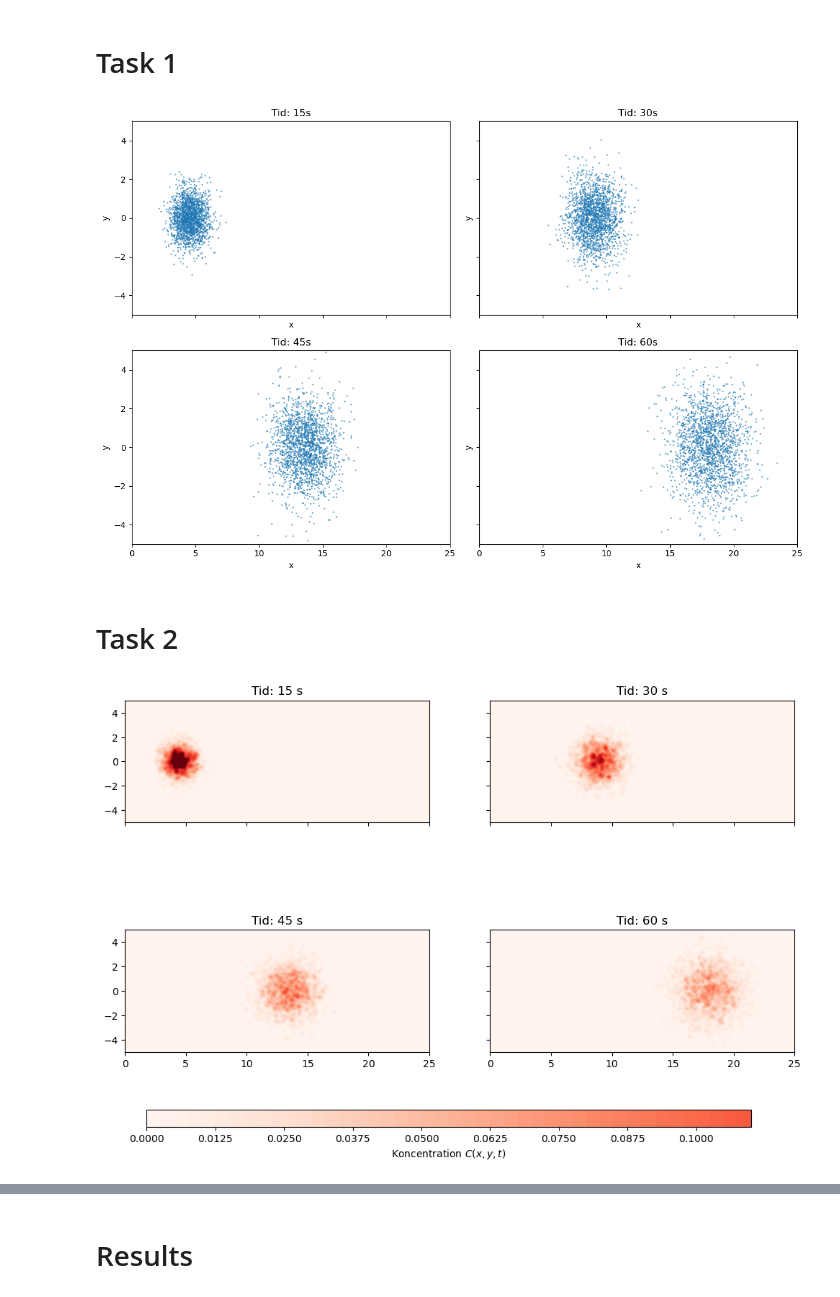
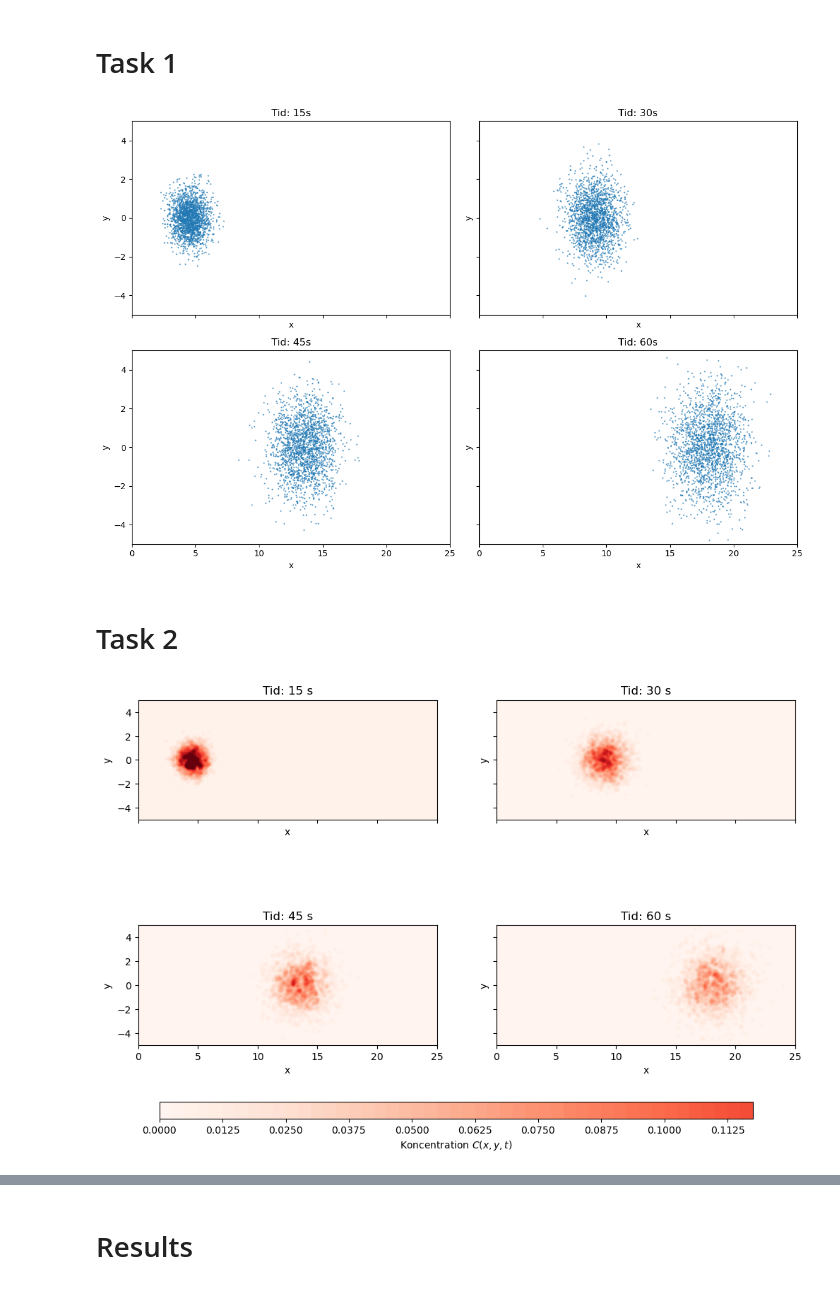
Before and after one commit to johanneslopponen/scicomp_miniproject, a Jupyter notebook: Report.ipynb, the cells around one changed output, grey strips where cells are left out. Cells and saved outputs as stored; diff of their text form; code cells hidden in the pictures.

Commit message:
Unified euler function

```diff
--- a/Report.ipynb
+++ b/Report.ipynb
@@ -76,31 +76,34 @@ checkpoints = [15, 30, 45, 60]
 # %% [markdown]
 # Task 1
 # %%
-def euler(N,T,h,D,u,num_steps,checkpoints):
-    X = np.zeros((N,2))
+def euler(N, T, h, D, u, num_steps, checkpoints, q):
+    X = np.zeros((N, 2))
+    particles_per_step = int(q * h)
+    t = np.linspace(0, T, num_steps + 1)
 
-    t = np.linspace(0,T, num_steps + 1)
+    snapshots = []
 
-    snapshots = {}
+    for n in range(num_steps + 1):
+        new_particles = np.zeros((particles_per_step, 2))
+        X = np.vstack([X, new_particles])
 
-    for n in range(0, num_steps+1):
-        Z = np.random.randn(N,2)
-
+        num_active = X.shape[0]
+        Z = np.random.randn(num_active, 2)
         X = X + u * h + np.sqrt(2 * D * h) * Z
 
-        if round(t[n],1) in checkpoints:
-            snapshots[int(t[n])] = X.copy()
+        if any(np.isclose(t[n], checkpoints)):
+            snapshots.append(X.copy())
 
     return snapshots
 # %%
 # Plot
 
-snapshots = euler(N,T,h,D,u,num_steps, checkpoints)
+snapshots = euler(N,T,h,D,u,num_steps, checkpoints, 0) # No source term
 fig, axes = plt.subplots(2, 2, figsize=(12, 8), sharex=True, sharey=True)
 axes = axes.flatten()
 
 for i, t in enumerate(checkpoints):
-    pos = snapshots[t]
+    pos = snapshots[i]
     axes[i].scatter(pos[:, 0], pos[:, 1], s=1, alpha=0.5)
     axes[i].set_title(f"Tid: {t}s")
     axes[i].set_xlim(0, 25)
@@ -111,7 +114,7 @@ for i, t in enumerate(checkpoints):
 plt.tight_layout()
 plt.show()
 # %% [output]
-[figure, old version]
+[figure, new version]
 # %% [markdown]
 # Task 2
 # %%
@@ -150,30 +135,34 @@ def compute_concentration(x_grid, y_grid, snapshot, epsilon):
 # %%
 # Setup grid
 nx, ny = (200, 100)
 x = np.linspace(0, 25, nx)
 y = np.linspace(-5, 5, ny)
 x_grid, y_grid = np.meshgrid(x, y)
 
 # Plot concentrations
-t = np.array([15,30,45,60])
 fig, axes = plt.subplots(2, 2, figsize=(12, 8), sharex=True, sharey=True)
 axes = axes.flatten()
 vmin, vmax = 0, 0.2
 
-for i in range(len(t)):
+# Run the simulation from task 1
+snapshots = euler(N,T,h,D,u,num_steps, checkpoints,0)
 
-
-    X = euler_at_time(N, t[i], h, D, u)
+for i in range(len(snapshots)):
+    X = snapshots[i]
     C = compute_concentration(x_grid, y_grid, X, epsilon)
     contour = axes[i].contourf(x_grid, y_grid, C, levels=50,
                                cmap='Reds', vmin=vmin, vmax=vmax)
-    axes[i].set_title(f"Tid: {t[i]} s")
+    axes[i].set_title(f"Tid: {checkpoints[i]} s")
     axes[i].set_aspect('equal')
+    axes[i].set_xlim(0, 25)
+    axes[i].set_ylim(-5, 5)
+    axes[i].set_xlabel("x")
+    axes[i].set_ylabel("y")
 
 fig.subplots_adjust(bottom=0.15)
 cbar_ax = fig.add_axes([0.15, 0.08, 0.7, 0.03])
 fig.colorbar(contour, cax=cbar_ax, orientation='horizontal', label='Koncentration $C(x,y,t)$')
 
 plt.show()
 # %% [output]
-[figure, old version]
+[figure, new version]
```
Also changed, not shown: parts of 6 cells of this notebook.
